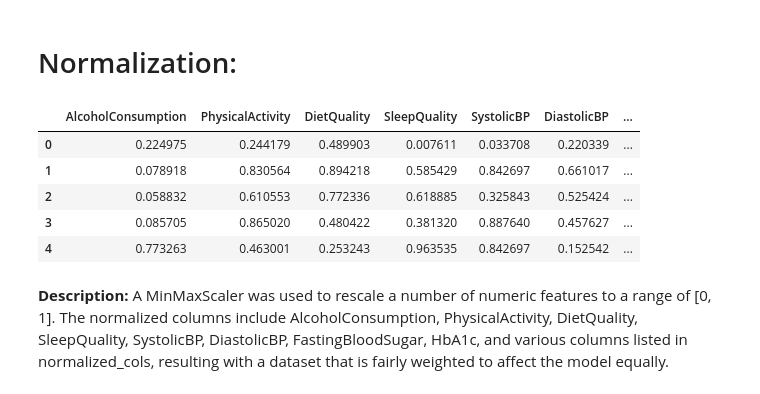
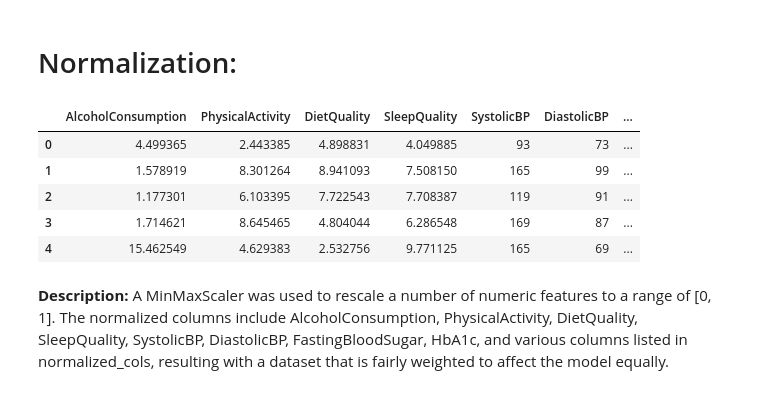
Before and after one commit to alanoudalsanad/Mining-project, a Jupyter notebook: Phase2.ipynb, the cells around one changed output. Cells and saved outputs as stored; diff of their text form; code cells hidden in the pictures.

```diff
--- a/Phase2.ipynb
+++ b/Phase2.ipynb
@@ -391,19 +391,20 @@ np.False_
 # %% [markdown]
 # Discrization:
 # %%
-if "Age" in df.columns:
-    bins = [0, 17, 34, 65, 120]
-    labels = ['Children','Young_Adults','Older_Adults','Seniors']
-    # Assigning the new binned values back to the original 'Age' column
-    df['Age'] = pd.cut(df['Age'], bins=bins, labels=labels)
+# Create a copy of the original DataFrame to store pre-processed data
+df_preprocessed = df.copy()
 
-if "BMI" in df.columns:
+if "Age" in df_preprocessed.columns:
+    age_bins = [0, 17, 34, 65, 120]
+    age_labels = ['Children','Young_Adults','Older_Adults','Seniors']
+    df_preprocessed['Age'] = pd.cut(df_preprocessed['Age'], bins=age_bins, labels=age_labels, right=False)
+
+if "BMI" in df_preprocessed.columns:
     bmi_bins = [0, 18.5, 25, 30, 100]
     bmi_labels = ["Underweight","Normal","Overweight","Obese"]
-    # Assigning the new binned values back to the original 'BMI' column
-    df['BMI'] = pd.cut(df['BMI'], bins=bmi_bins, labels=bmi_labels)
+    df_preprocessed['BMI'] = pd.cut(df_preprocessed['BMI'], bins=bmi_bins, labels=bmi_labels, right=False)
 
-print(df[['Age', 'BMI']].head(10))
+print(df_preprocessed[['Age', 'BMI']].head(10))
 # %% [output]
             Age          BMI
 0  Older_Adults        Obese
@@ -423,30 +424,30 @@ print(df[['Age', 'BMI']].head(10))
 # %%
 # Define the list of columns to normalize.
 normalize_cols = [
     'AlcoholConsumption', 'PhysicalActivity', 'DietQuality', 'SleepQuality',
     'SystolicBP', 'DiastolicBP', 'FastingBloodSugar', 'HbA1c', 'SerumCreatinine', 'BUNLevels',
     'CholesterolTotal', 'CholesterolLDL', 'CholesterolHDL','CholesterolTriglycerides',
      'FatigueLevels', 'QualityofLifeScore', 'MedicalCheckupsFrequency',
     'MedicationAdherence', 'HealthLiteracy'
 ]
 
 # Create a list of columns that exist in the DataFrame to avoid errors.
 cols_to_apply = [col for col in normalize_cols if col in df.columns]
 
 
 if cols_to_apply:
     scaler = MinMaxScaler()
-    df[cols_to_apply] = scaler.fit_transform(df[cols_to_apply])
+    df[cols_to_apply] = scaler.fit_transform(df_preprocessed[cols_to_apply])
 
 # Show all columns without truncation.
 pd.set_option('display.max_columns', None)
-df[cols_to_apply].head()
+df_preprocessed[cols_to_apply].head()
 # %% [output]
 |  | AlcoholConsumption | PhysicalActivity | DietQuality | SleepQuality | SystolicBP | DiastolicBP | ... |
-| 0 | 0.224975 | 0.244179 | 0.489903 | 0.007611 | 0.033708 | 0.220339 | ... |
-| 1 | 0.078918 | 0.830564 | 0.894218 | 0.585429 | 0.842697 | 0.661017 | ... |
-| 2 | 0.058832 | 0.610553 | 0.772336 | 0.618885 | 0.325843 | 0.525424 | ... |
-| 3 | 0.085705 | 0.865020 | 0.480422 | 0.381320 | 0.887640 | 0.457627 | ... |
-| 4 | 0.773263 | 0.463001 | 0.253243 | 0.963535 | 0.842697 | 0.152542 | ... |
+| 0 | 4.499365 | 2.443385 | 4.898831 | 4.049885 | 93 | 73 | ... |
+| 1 | 1.578919 | 8.301264 | 8.941093 | 7.508150 | 165 | 99 | ... |
+| 2 | 1.177301 | 6.103395 | 7.722543 | 7.708387 | 119 | 91 | ... |
+| 3 | 1.714621 | 8.645465 | 4.804044 | 6.286548 | 169 | 87 | ... |
+| 4 | 15.462549 | 4.629383 | 2.532756 | 9.771125 | 165 | 69 | ... |
 # %% [markdown]
 **Description:** A MinMaxScaler was used to rescale a number of numeric features to a range of [0, 1]. The normalized columns include AlcoholConsumption, PhysicalActivity, DietQuality, SleepQuality, SystolicBP, DiastolicBP, FastingBloodSugar, HbA1c, and various columns listed in normalized_cols, resulting with a dataset that is fairly weighted to affect the model equally.
```
Also changed, not shown: parts of 9 cells of this notebook, 1 other file.
